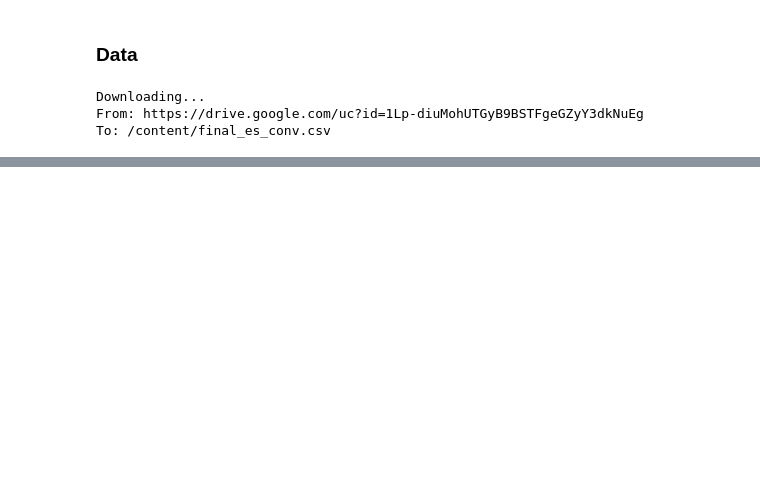
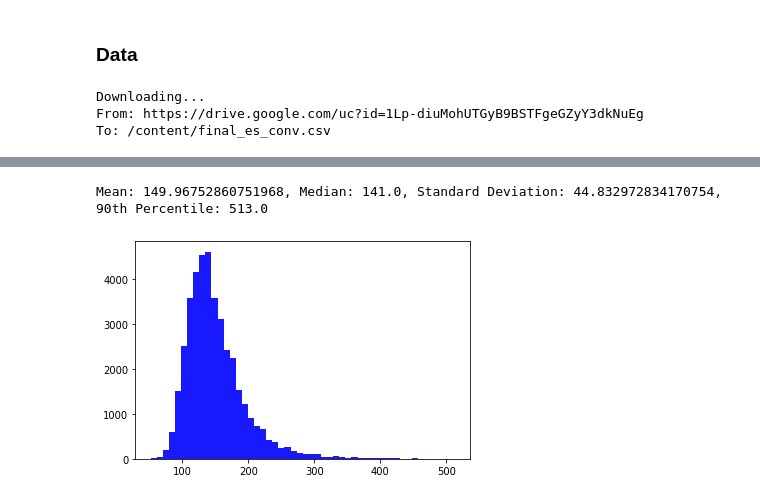
Before and after one commit to lordtt13/transformers-experiments, a Jupyter notebook: Custom Tasks/FineTune_GPT_2_Chatbot.ipynb, the cells around one changed output, grey strips where cells are left out. Saved outputs shown, nothing was run; the diff lists cells and outputs as text; code cells hidden in the pictures; blank space fills up the shorter version.

```diff
--- a/Custom Tasks/FineTune_GPT_2_Chatbot.ipynb
+++ b/Custom Tasks/FineTune_GPT_2_Chatbot.ipynb
@@ -105,0 +131,10 @@ trn_df.head()
+# %%
+def plot_hist(lens, n_bins = 50):
+    n, bins, patches = plt.hist(lens, n_bins, facecolor='blue', alpha=0.9)
+    plt.show()
+# %%
+print(f'Mean: {mean(lens)}, Median: {median(lens)}, Standard Deviation: {stdev(lens)}, 90th Percentile: {np.percentile(lens, 100)}')
+plot_hist(lens)
+# %% [output]
+Mean: 149.96752860751968, Median: 141.0, Standard Deviation: 44.832972834170754, 90th Percentile: 513.0
+[figure, added]
```
Also changed, not shown: parts of 4 cells of this notebook.
